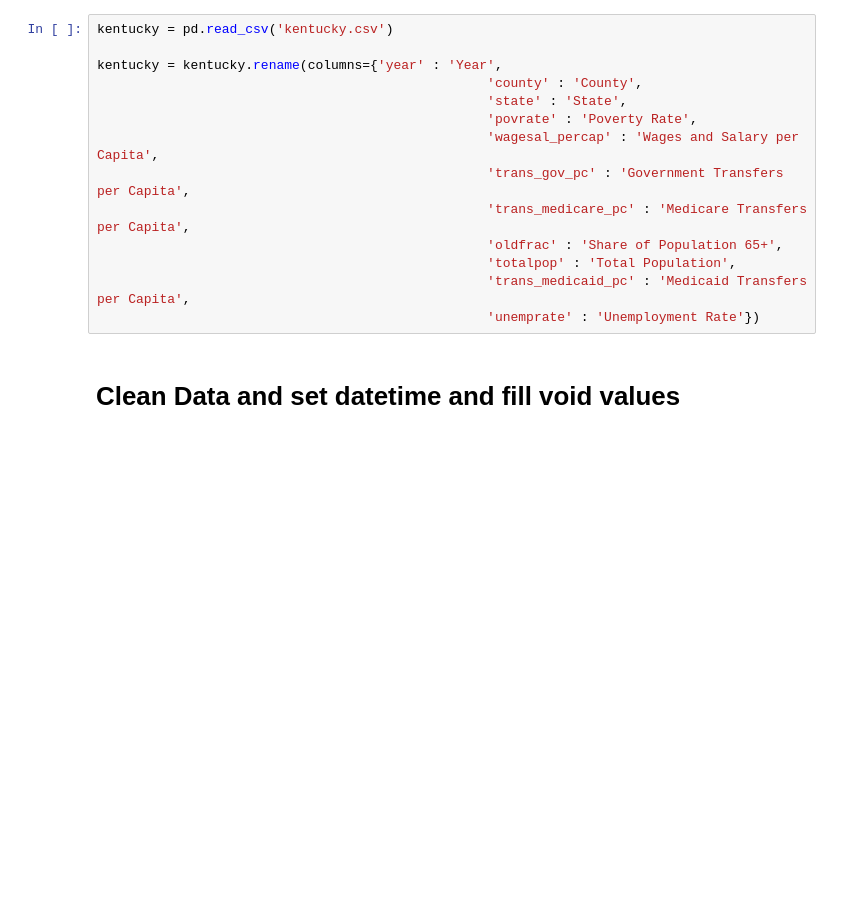
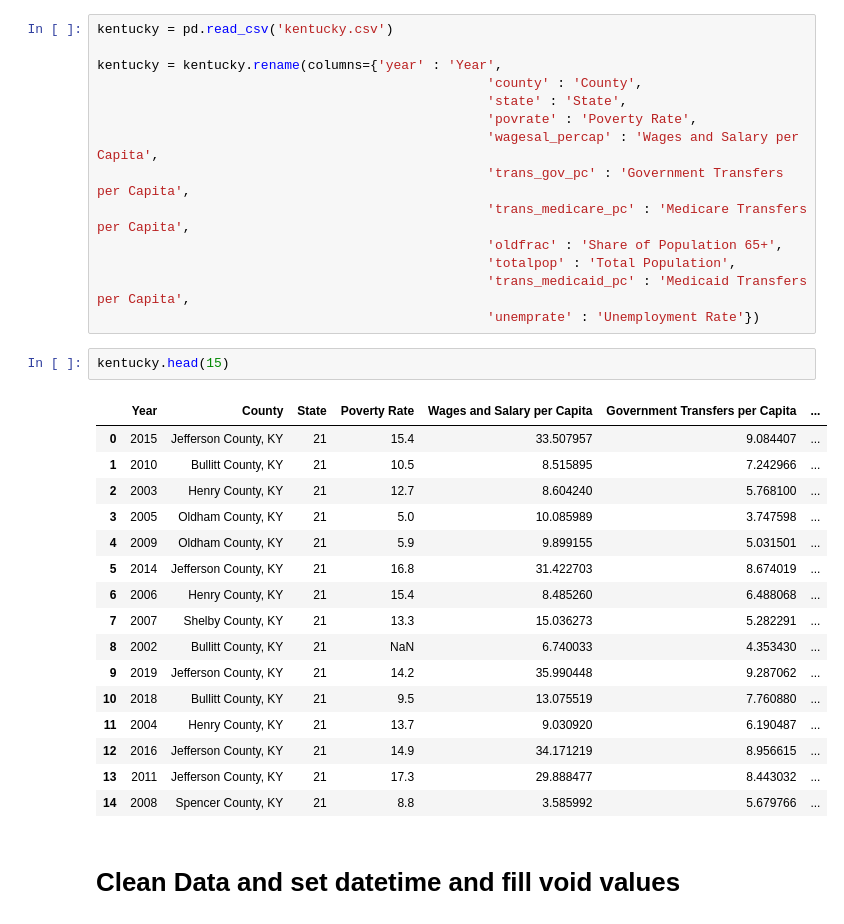
Before and after one commit to jsphotos205/Kentucky_Poverty_Rate, a Jupyter notebook: kentucky_unemployment_ml.ipynb, the cells around one changed output. Saved outputs shown, nothing was run; the diff lists cells and outputs as text; blank space fills up the shorter version.

```diff
--- a/kentucky_unemployment_ml.ipynb
+++ b/kentucky_unemployment_ml.ipynb
@@ -27,6 +27,25 @@ kentucky = kentucky.rename(columns={'year' : 'Year',
                                                   'totalpop' : 'Total Population',
                                                   'trans_medicaid_pc' : 'Medicaid Transfers per Capita',
                                                   'unemprate' : 'Unemployment Rate'})
+# %%
+kentucky.head(15)
+# %% [output]
+|  | Year | County | State | Poverty Rate | Wages and Salary per Capita | Government Transfers per Capita | ... |
+| 0 | 2015 | Jefferson County, KY | 21 | 15.4 | 33.507957 | 9.084407 | ... |
+| 1 | 2010 | Bullitt County, KY | 21 | 10.5 | 8.515895 | 7.242966 | ... |
+| 2 | 2003 | Henry County, KY | 21 | 12.7 | 8.604240 | 5.768100 | ... |
+| 3 | 2005 | Oldham County, KY | 21 | 5.0 | 10.085989 | 3.747598 | ... |
+| 4 | 2009 | Oldham County, KY | 21 | 5.9 | 9.899155 | 5.031501 | ... |
+| 5 | 2014 | Jefferson County, KY | 21 | 16.8 | 31.422703 | 8.674019 | ... |
+| 6 | 2006 | Henry County, KY | 21 | 15.4 | 8.485260 | 6.488068 | ... |
+| 7 | 2007 | Shelby County, KY | 21 | 13.3 | 15.036273 | 5.282291 | ... |
+| 8 | 2002 | Bullitt County, KY | 21 | NaN | 6.740033 | 4.353430 | ... |
+| 9 | 2019 | Jefferson County, KY | 21 | 14.2 | 35.990448 | 9.287062 | ... |
+| 10 | 2018 | Bullitt County, KY | 21 | 9.5 | 13.075519 | 7.760880 | ... |
+| 11 | 2004 | Henry County, KY | 21 | 13.7 | 9.030920 | 6.190487 | ... |
+| 12 | 2016 | Jefferson County, KY | 21 | 14.9 | 34.171219 | 8.956615 | ... |
+| 13 | 2011 | Jefferson County, KY | 21 | 17.3 | 29.888477 | 8.443032 | ... |
+| 14 | 2008 | Spencer County, KY | 21 | 8.8 | 3.585992 | 5.679766 | ... |
 # %% [markdown]
 # Clean Data and set datetime and fill void values
 # %%
```
Also changed, not shown: parts of 2 cells of this notebook.
